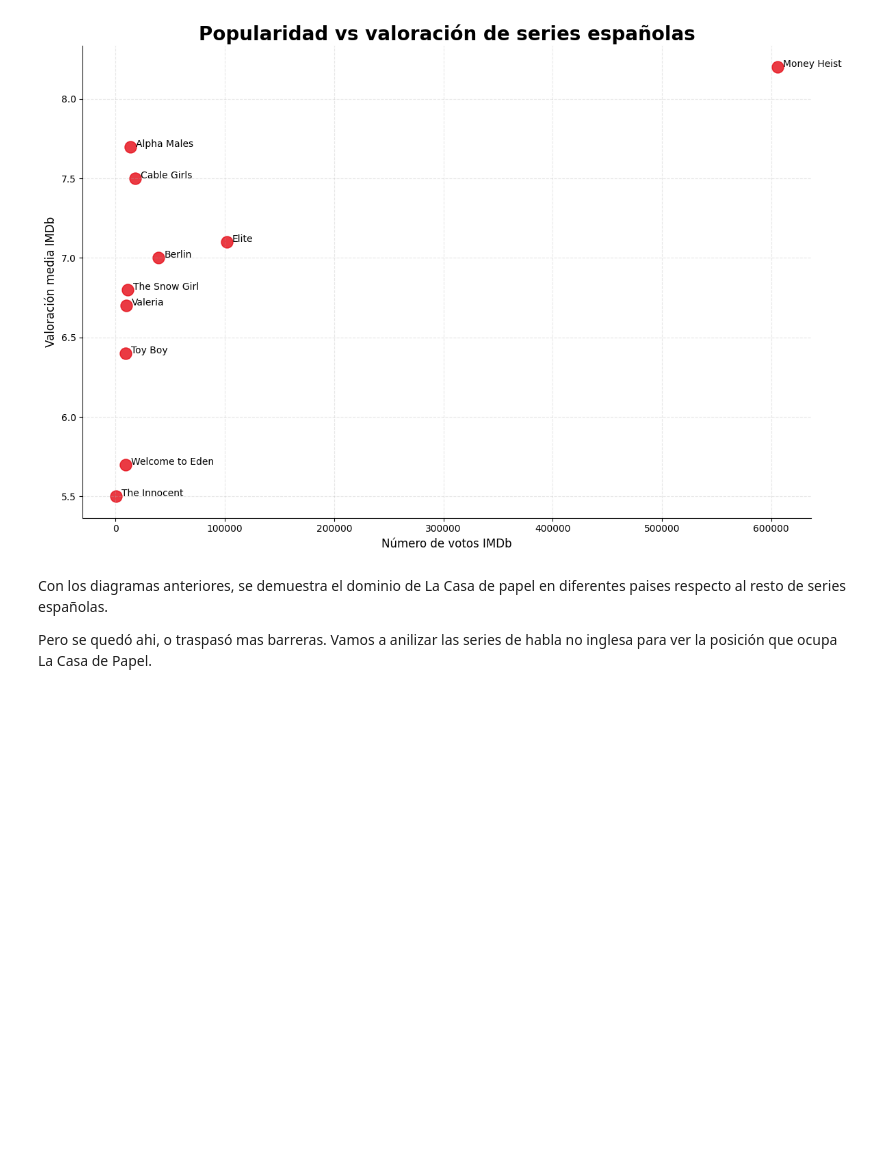
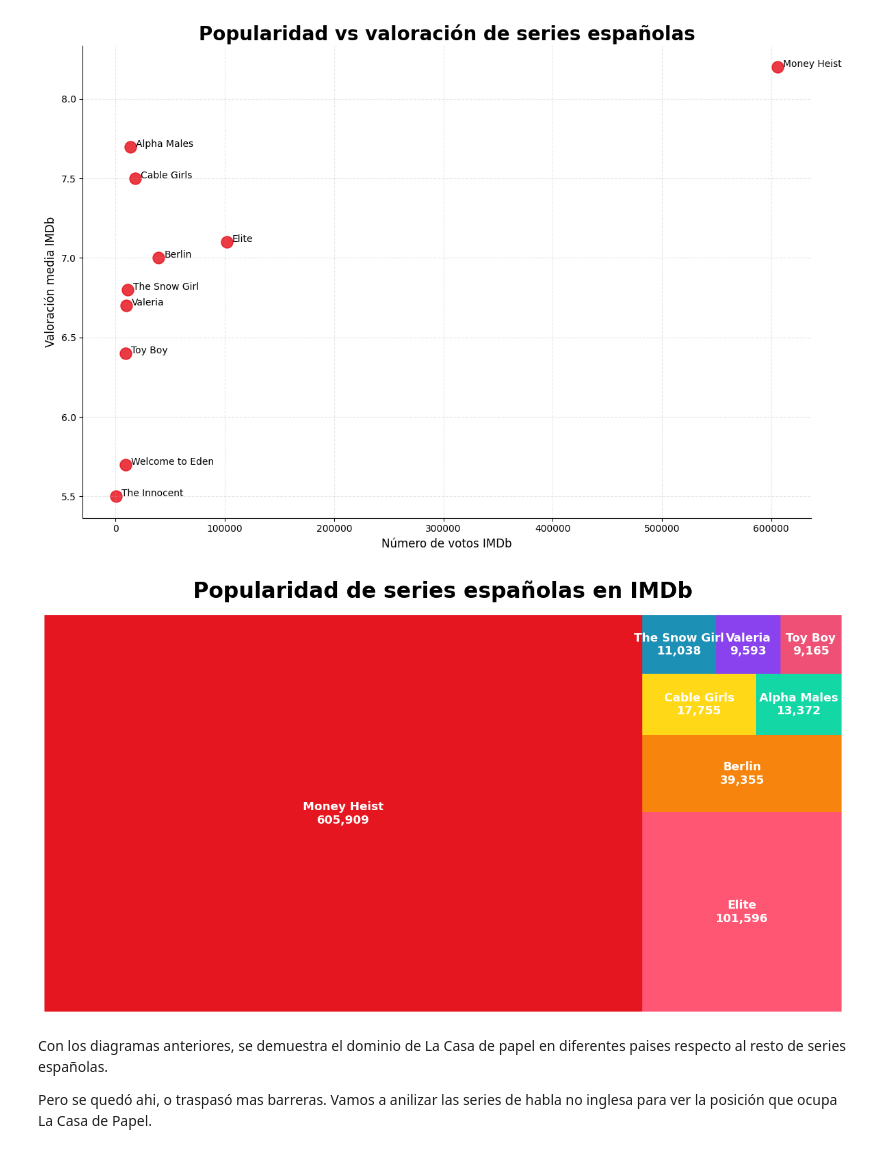
Before and after one commit to alejandro21rg/Eda_la_casa_de_papel, a Jupyter notebook: memoria.ipynb, the cells around one changed output. Cells and saved outputs as stored; diff of their text form; code cells hidden in the pictures; blank space fills up the shorter version.

```diff
--- a/memoria.ipynb
+++ b/memoria.ipynb
@@ -1288,6 +1284,73 @@ ax.spines["right"].set_visible(False)
 plt.tight_layout()
 # %% [output]
 [figure]
+# %%
+import squarify
+
+# Eliminar duplicados por título
+ranking_unico = (
+    ranking_espanolas
+    .sort_values("numVotes", ascending=False)
+    .drop_duplicates(subset="primaryTitle")
+)
+
+# Top series
+ranking_unico = ranking_unico.head(8)
+
+# Tamaños
+sizes = ranking_unico["numVotes"]
+
+# Etiquetas
+labels = [
+    f"{title}\n{votes:,}"
+    for title, votes in zip(
+        ranking_unico["primaryTitle"],
+        ranking_unico["numVotes"]
+    )
+]
+
+# Paleta más llamativa y moderna
+colors = [
+    "#E50914",  # Rojo Netflix intenso
+    "#FF4D6D",  # Rosa fuerte
+    "#F77F00",  # Naranja vibrante
+    "#FFD60A",  # Amarillo brillante
+    "#06D6A0",  # Verde turquesa
+    "#118AB2",  # Azul moderno
+    "#8338EC",  # Morado intenso
+    "#EF476F"   # Rosa coral
+]
+
+# Figura
+plt.figure(figsize=(16,8))
+
+# Treemap
+squarify.plot(
+    sizes=sizes,
+    label=labels,
+    color=colors,
+    alpha=0.95,
+    text_kwargs={
+        'fontsize':13,
+        'weight':'bold',
+        'color':'white'
+    }
+)
+
+# Quitar ejes
+plt.axis("off")
+
+# Título
+plt.title(
+    "Popularidad de series españolas en IMDb",
+    fontsize=24,
+    fontweight="bold",
+    pad=20
+)
+
+plt.show()
+# %% [output]
+[figure, added]
 # %% [markdown]
 Con los diagramas anteriores, se demuestra el dominio de La Casa de papel en diferentes paises respecto al resto de series españolas.
 
```
Also changed, not shown: parts of 1 cell of this notebook.
